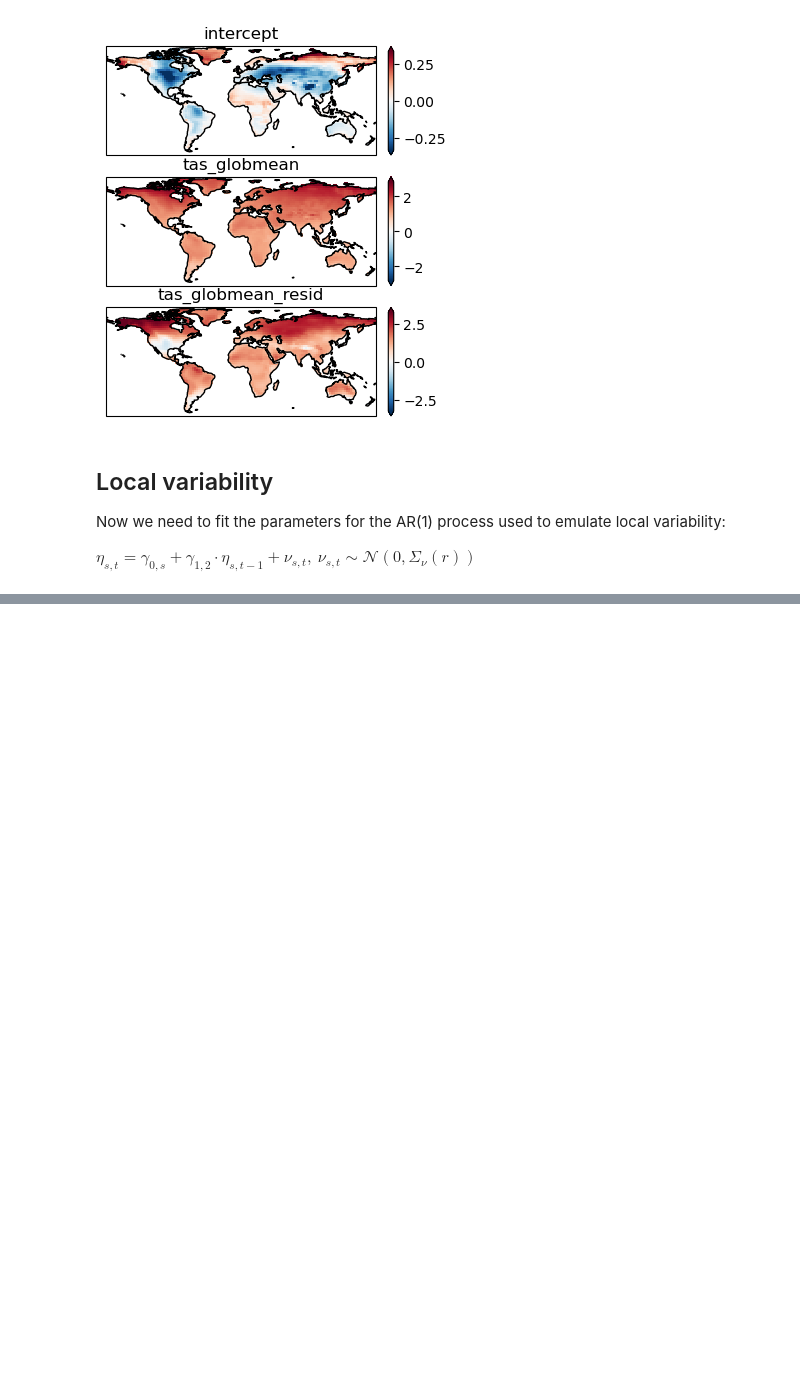
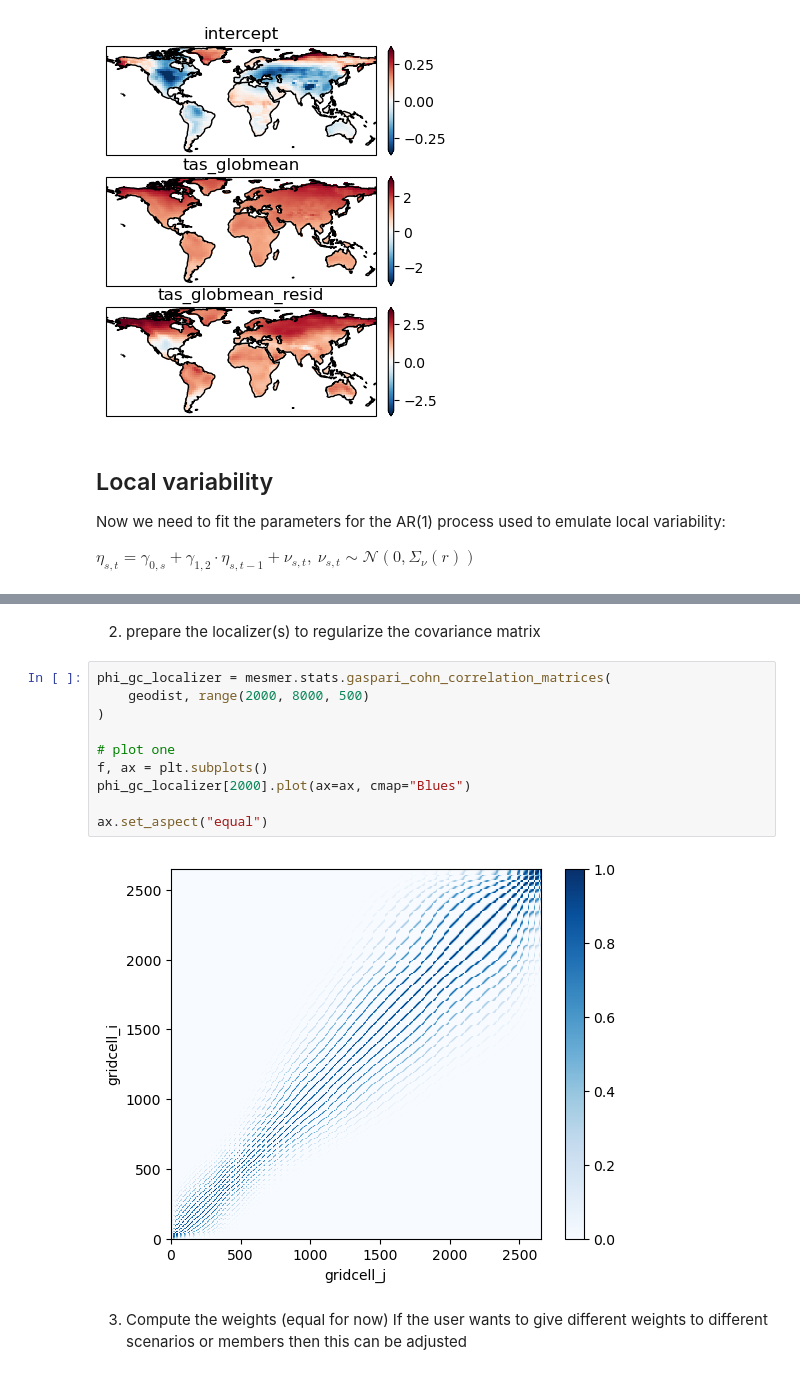
Before and after one commit to MESMER-group/mesmer, a Jupyter notebook: examples/Dataset_surfer.ipynb, the cells around one changed output, grey strips where cells are left out. Cells and saved outputs as stored; diff of their text form; blank space fills up the shorter version.

Commit message:
finish fitting local variability

```diff
--- a/examples/Dataset_surfer.ipynb
+++ b/examples/Dataset_surfer.ipynb
@@ -452,0 +502,17 @@ tas_un_stacked_residuals = (
+# %% [markdown]
+2. prepare the localizer(s) to regularize the covariance matrix
+# %%
+phi_gc_localizer = mesmer.stats.gaspari_cohn_correlation_matrices(
+    geodist, range(2000, 8000, 500)
+)
+
+# plot one
+f, ax = plt.subplots()
+phi_gc_localizer[2000].plot(ax=ax, cmap="Blues")
+
+ax.set_aspect("equal")
+# %% [output]
+[figure, added]
+# %% [markdown]
+3. Compute the weights (equal for now)
+If the user wants to give different weights to different scenarios or members then this can be adjusted
```
Also changed, not shown: parts of 14 cells of this notebook.
